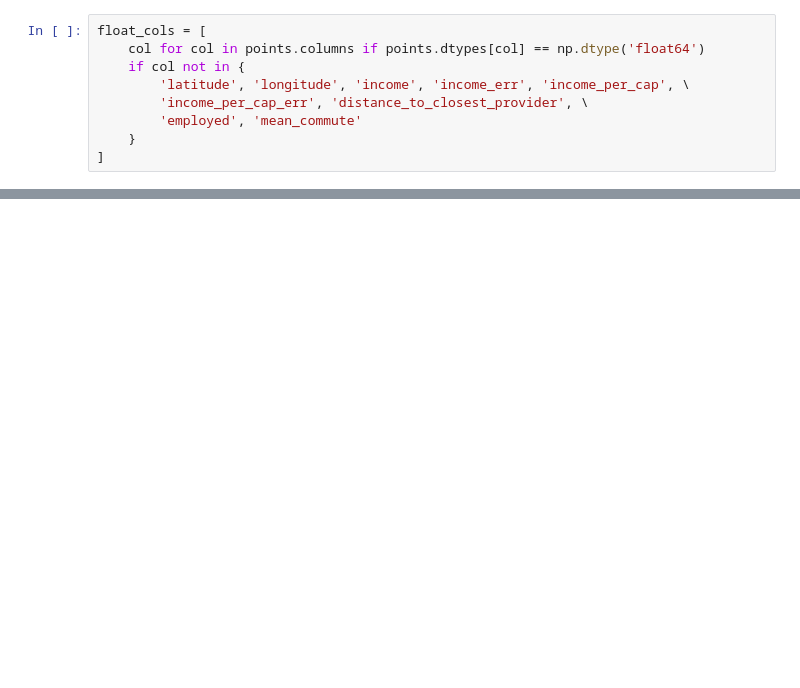
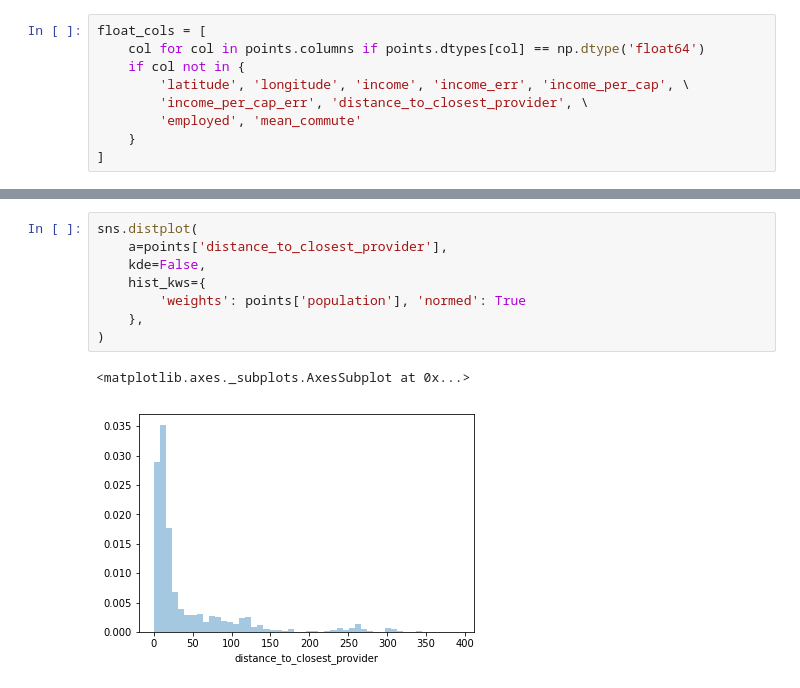
Before and after one commit to bayesimpact/encompass, a Jupyter notebook: explorer/notebooks/cenus_exploration.ipynb, the cells around one changed output, grey strips where cells are left out. Drawn from its saved outputs; the diff is of its cells as text; blank space fills up the shorter version.

```diff
--- a/explorer/notebooks/cenus_exploration.ipynb
+++ b/explorer/notebooks/cenus_exploration.ipynb
@@ -180 +186,12 @@ for col in float_cols:
 ... (14 outputs left out)
+# %%
+sns.distplot(
+    a=points['distance_to_closest_provider'],
+    kde=False,
+    hist_kws={
+        'weights': points['population'], 'normed': True
+    },
+)
+# %% [output]
+<matplotlib.axes._subplots.AxesSubplot at 0x...>
+[figure, added]
```
Also changed, not shown: parts of 12 cells of this notebook.
